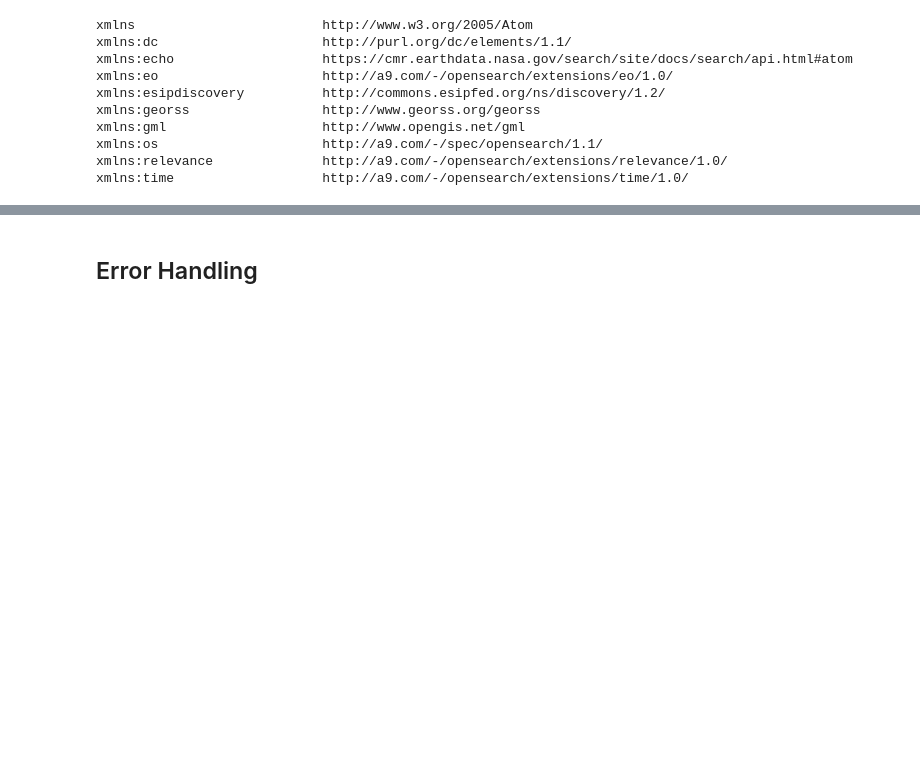
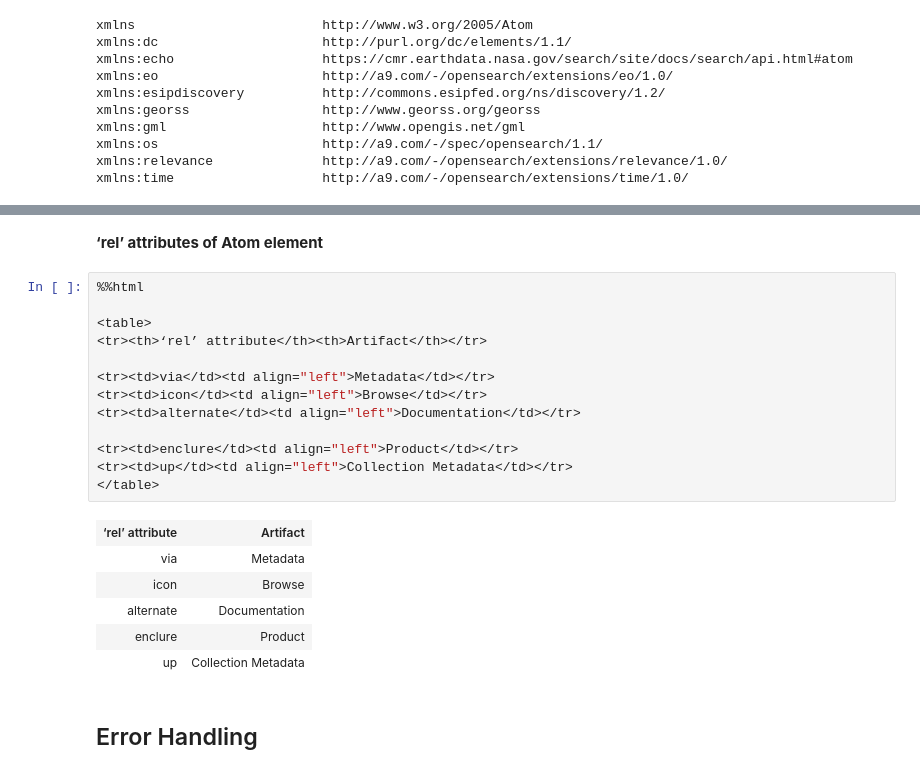
Before and after one commit to Reality2byte/wgiss-cda, a Jupyter notebook: book/opensearch_5_outline.ipynb, the cells around one changed output, grey strips where cells are left out. Cells and saved outputs as stored; diff of their text form; blank space fills up the shorter version.

```diff
--- a/book/opensearch_5_outline.ipynb
+++ b/book/opensearch_5_outline.ipynb
@@ -628,3 +704,25 @@ xmlns:time                   http://a9.com/-/opensearch/extensions/time/1.0/
+# %% [markdown]
+**‘rel’ attributes of Atom <link> element**
+# %%
+%%html
+
+<table>
+<tr><th>‘rel’ attribute</th><th>Artifact</th></tr>
+
+<tr><td>via</td><td align="left">Metadata</td></tr>
+<tr><td>icon</td><td align="left">Browse</td></tr>
+<tr><td>alternate</td><td align="left">Documentation</td></tr>
+
+<tr><td>enclure</td><td align="left">Product</td></tr>
+<tr><td>up</td><td align="left">Collection Metadata</td></tr>
+</table>
+# %% [output]
+| ‘rel’ attribute | Artifact |
+| via | Metadata |
+| icon | Browse |
+| alternate | Documentation |
+| enclure | Product |
+| up | Collection Metadata |
 # %% [markdown]
 ## Error Handling
 # %% [markdown]
```
Also changed, not shown: parts of 8 cells of this notebook.
